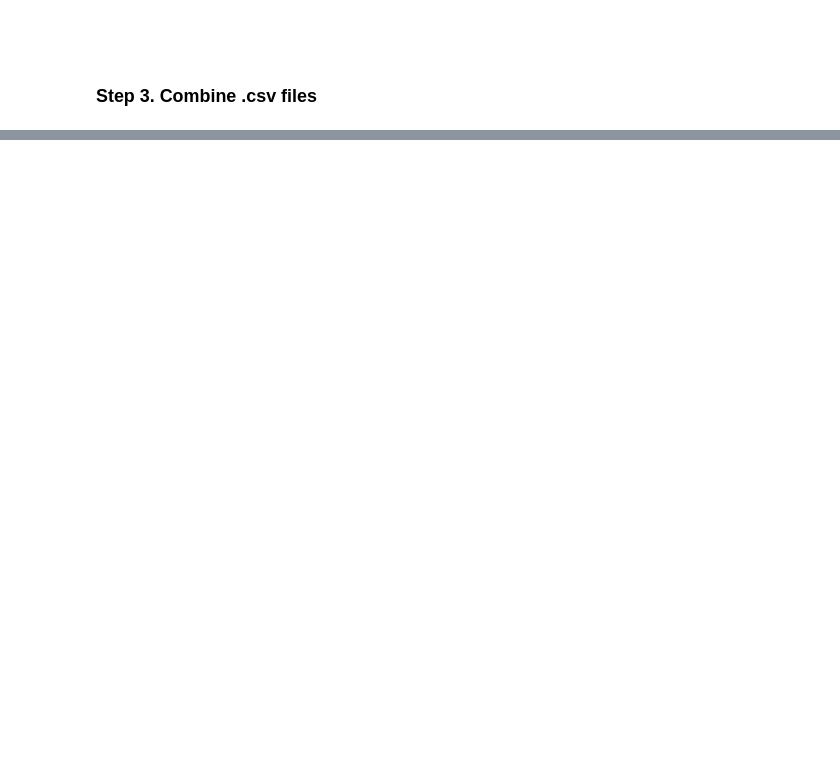
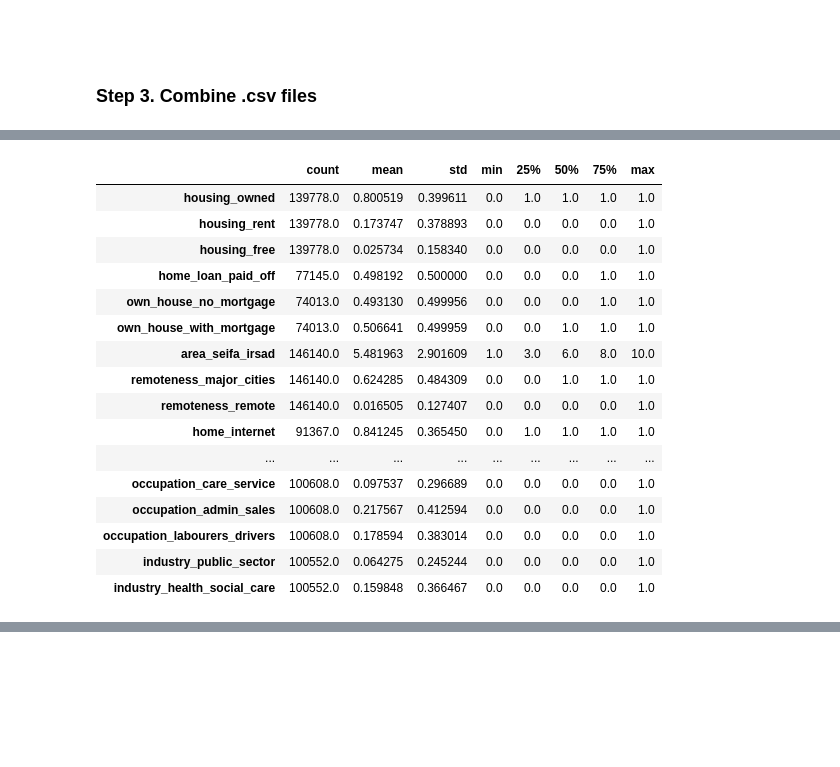
Before and after one commit to amonteagle/hilda-retirement, a Jupyter notebook: notebooks/hilda_dataset.ipynb, the cells around one changed output, grey strips where cells are left out. Cells and saved outputs as stored; diff of their text form; code cells hidden in the pictures; blank space fills up the shorter version.

```diff
--- a/notebooks/hilda_dataset.ipynb
+++ b/notebooks/hilda_dataset.ipynb
@@ -586,0 +850,20 @@ df.to_csv('../data/processed/hilda_transformed.csv', index=False)
+# %%
+df[cols2].describe().transpose()
+# %% [output]
+|  | count | mean | std | min | 25% | 50% | 75% | max |
+| housing_owned | 139778.0 | 0.800519 | 0.399611 | 0.0 | 1.0 | 1.0 | 1.0 | 1.0 |
+| housing_rent | 139778.0 | 0.173747 | 0.378893 | 0.0 | 0.0 | 0.0 | 0.0 | 1.0 |
+| housing_free | 139778.0 | 0.025734 | 0.158340 | 0.0 | 0.0 | 0.0 | 0.0 | 1.0 |
+| home_loan_paid_off | 77145.0 | 0.498192 | 0.500000 | 0.0 | 0.0 | 0.0 | 1.0 | 1.0 |
+| own_house_no_mortgage | 74013.0 | 0.493130 | 0.499956 | 0.0 | 0.0 | 0.0 | 1.0 | 1.0 |
+| own_house_with_mortgage | 74013.0 | 0.506641 | 0.499959 | 0.0 | 0.0 | 1.0 | 1.0 | 1.0 |
+| area_seifa_irsad | 146140.0 | 5.481963 | 2.901609 | 1.0 | 3.0 | 6.0 | 8.0 | 10.0 |
+| remoteness_major_cities | 146140.0 | 0.624285 | 0.484309 | 0.0 | 0.0 | 1.0 | 1.0 | 1.0 |
+| remoteness_remote | 146140.0 | 0.016505 | 0.127407 | 0.0 | 0.0 | 0.0 | 0.0 | 1.0 |
+| home_internet | 91367.0 | 0.841245 | 0.365450 | 0.0 | 1.0 | 1.0 | 1.0 | 1.0 |
+| ... | ... | ... | ... | ... | ... | ... | ... | ... |
+| occupation_care_service | 100608.0 | 0.097537 | 0.296689 | 0.0 | 0.0 | 0.0 | 0.0 | 1.0 |
+| occupation_admin_sales | 100608.0 | 0.217567 | 0.412594 | 0.0 | 0.0 | 0.0 | 0.0 | 1.0 |
+| occupation_labourers_drivers | 100608.0 | 0.178594 | 0.383014 | 0.0 | 0.0 | 0.0 | 0.0 | 1.0 |
+| industry_public_sector | 100552.0 | 0.064275 | 0.245244 | 0.0 | 0.0 | 0.0 | 0.0 | 1.0 |
+| industry_health_social_care | 100552.0 | 0.159848 | 0.366467 | 0.0 | 0.0 | 0.0 | 0.0 | 1.0 |
```
Also changed, not shown: parts of 71 cells of this notebook.
